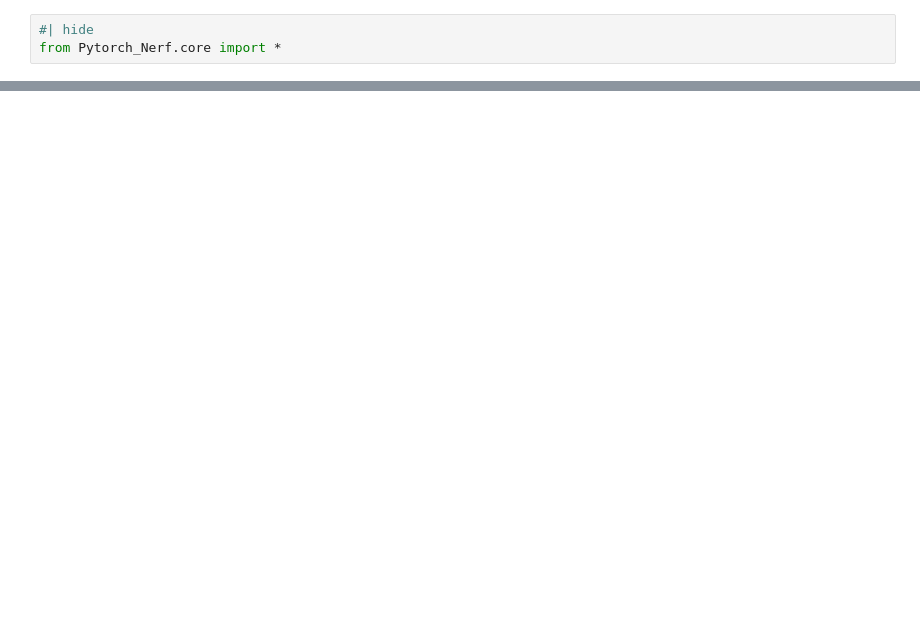
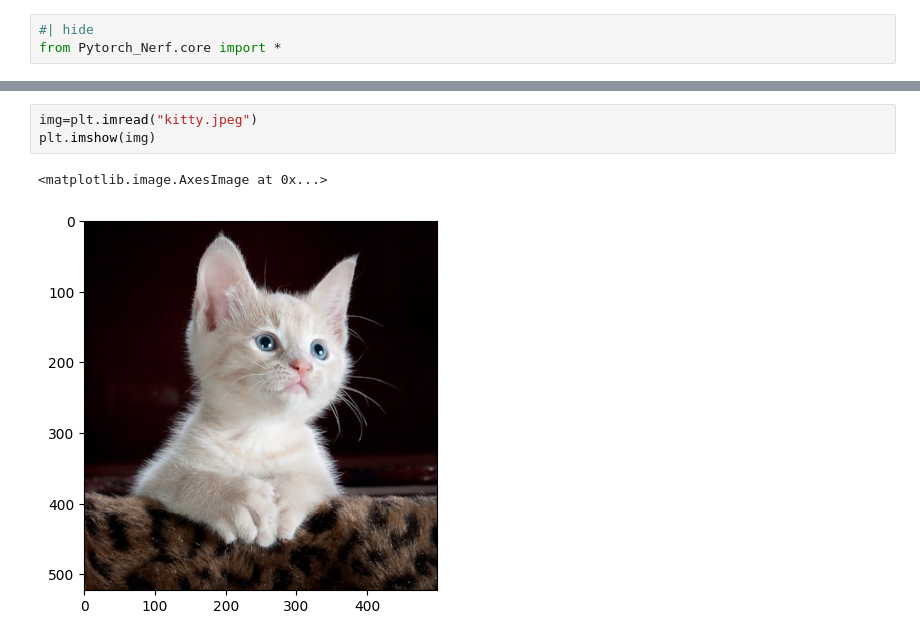
Before and after one commit to ssoufiene/Pytorch_Nerf, a Jupyter notebook: nbs/index.ipynb, the cells around one changed output, grey strips where cells are left out. Cells and saved outputs as stored; diff of their text form; blank space fills up the shorter version.

```diff
--- a/nbs/index.ipynb
+++ b/nbs/index.ipynb
@@ -72,0 +338,6 @@ Fill me in please! Don't forget code examples:
+# %%
+img=plt.imread("kitty.jpeg")
+plt.imshow(img)
+# %% [output]
+<matplotlib.image.AxesImage at 0x...>
+[figure, added]
```
Also changed, not shown: parts of 40 cells of this notebook, 3 other files.
